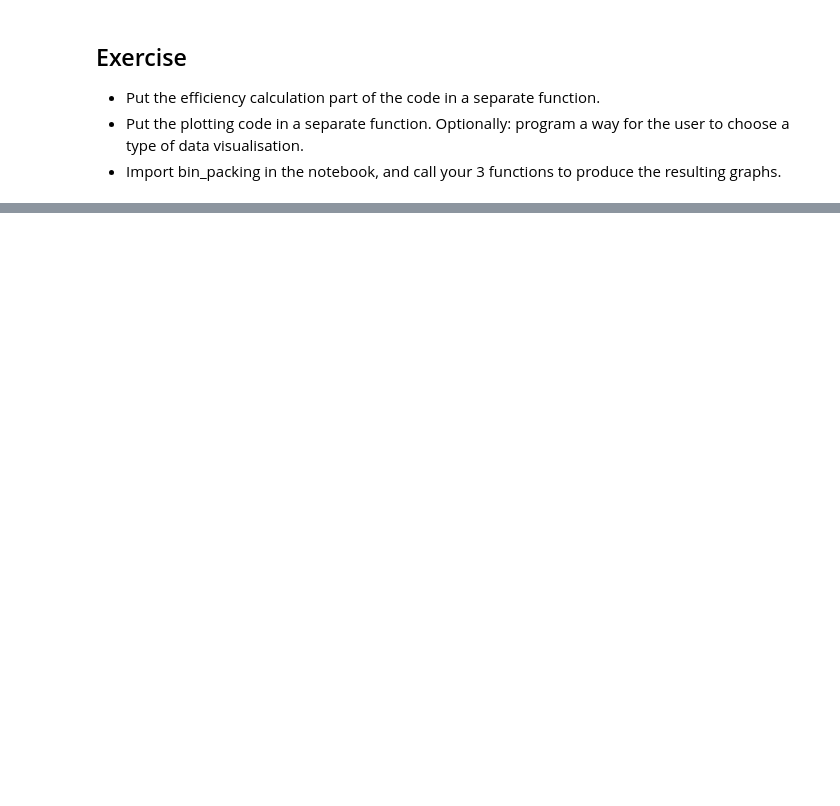
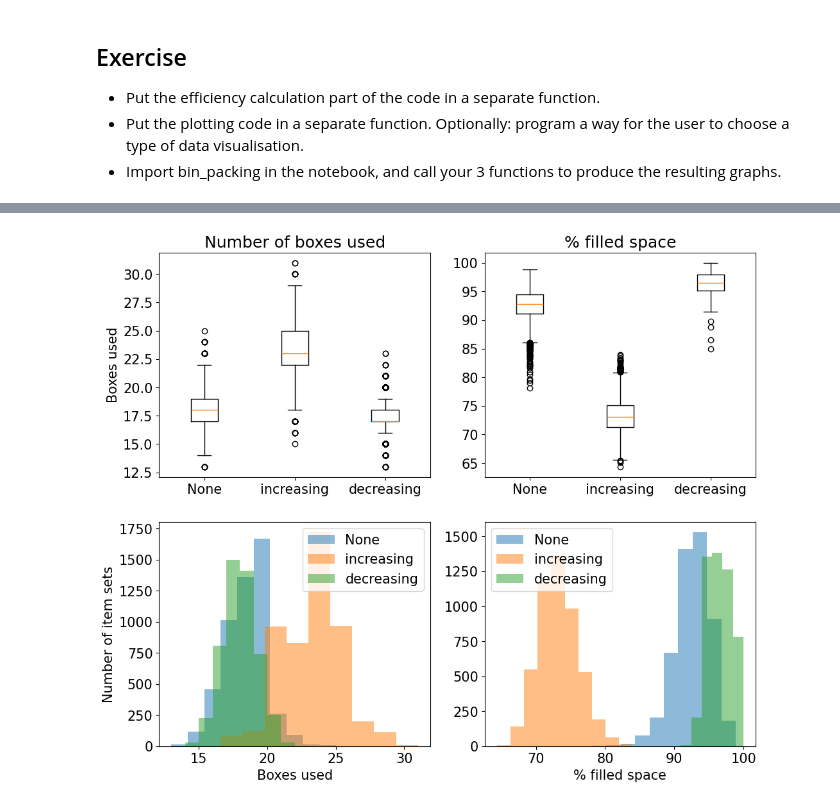
Before and after one commit to pypr-24/pypr-lectures, a Jupyter notebook: week06/notebook.ipynb, the cells around one changed output, grey strips where cells are left out. Cells and saved outputs as stored; diff of their text form; code cells hidden in the pictures; blank space fills up the shorter version.

```diff
--- a/week06/notebook.ipynb
+++ b/week06/notebook.ipynb
@@ -53,0 +26,7 @@ Hi!
+# %%
+importlib.reload(bp);
+
+# Using some different values from the defaults
+bp.compare_methods(N_sets=5000, bin_size=40)
+# %% [output]
+[figure, added]
```
Also changed, not shown: parts of 2 cells of this notebook, 1 other file.
